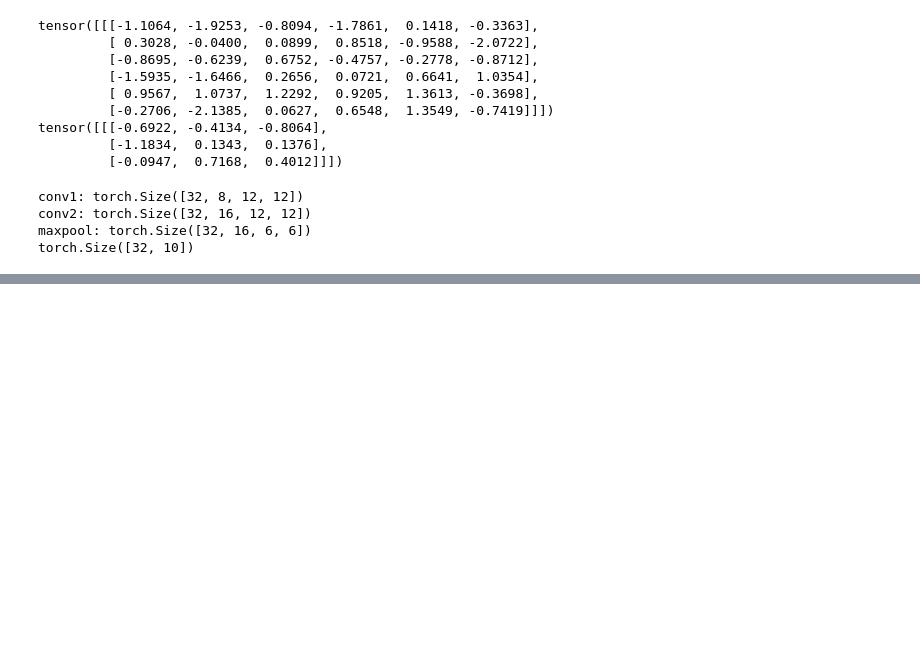
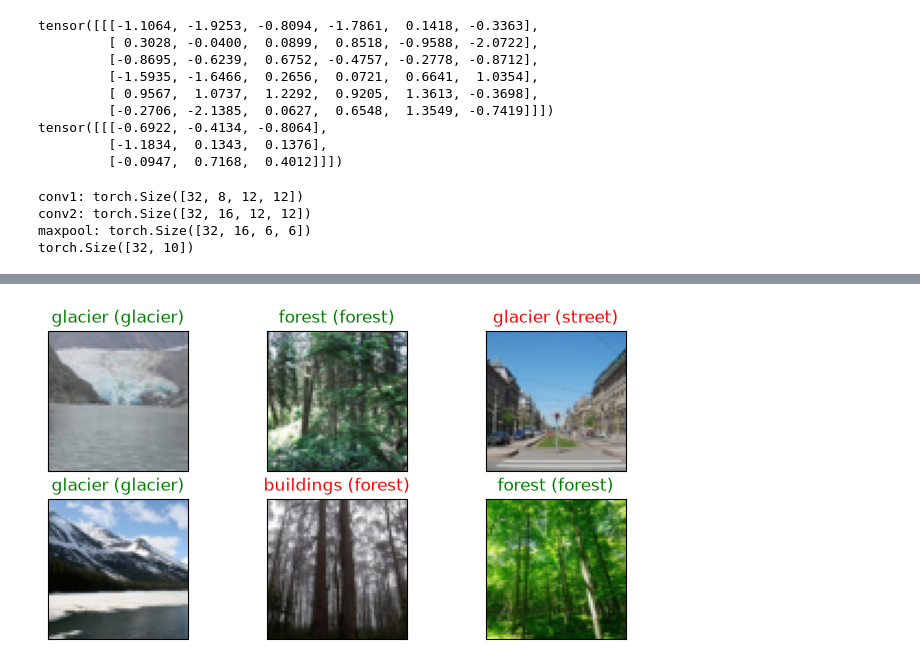
Before and after one commit to TemplariParu/PyTorch, a Jupyter notebook: 05.CNN/01.CNN.ipynb, the cells around one changed output, grey strips where cells are left out. Drawn from its saved outputs; the diff is of its cells as text; code cells hidden in the pictures; blank space fills up the shorter version.

```diff
--- a/05.CNN/01.CNN.ipynb
+++ b/05.CNN/01.CNN.ipynb
@@ -144,0 +191,9 @@ torch.Size([32, 10])
+# %%
+# 이미지 전처리 및 Totensor() 설정
+transform = transforms.Compose([
+    transforms.Resize((64, 64)),
+    transforms.ToTensor()
+])
+
+train_DS = datasets.ImageFolder(root='data/seg_train/seg_train', transform=transform)
+test_DS = datasets.ImageFolder(root='data/seg_test/seg_test', transform=transform)
@@ -144,0 +291,2 @@ torch.Size([32, 10])
+# %%
+load_model = torch.load(save_model_path, map_location= device, weights_only=False)
@@ -144,0 +299,4 @@ torch.Size([32, 10])
+# %%
+Test_plot(load_model, test_DL)
+# %% [output]
+[figure, added]
```
Also changed, not shown: parts of 11 cells of this notebook, 2 other files.
